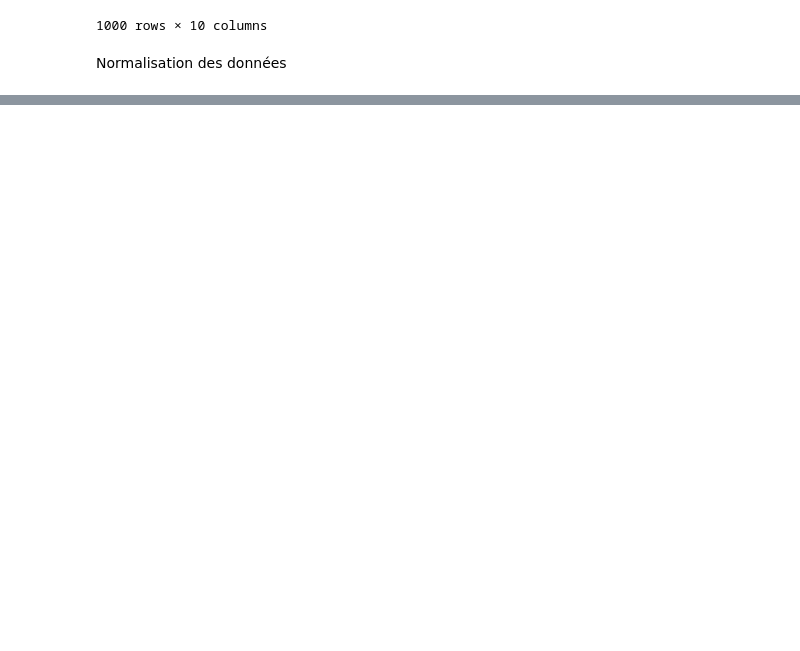
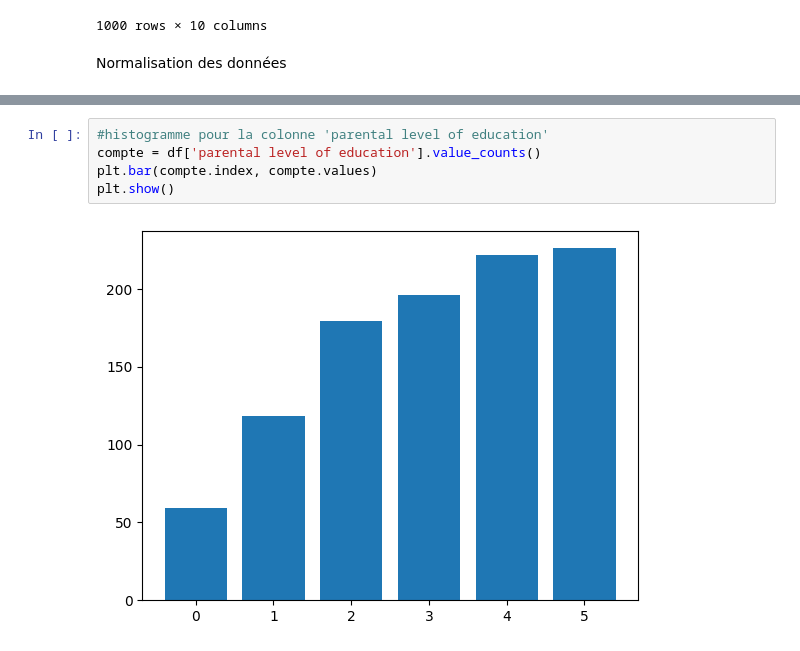
Before and after one commit to 2675781-creator/UA3ProjetPerformanceAcademiqueEtudiants, a Jupyter notebook: projet_UA3.ipynb, the cells around one changed output, grey strips where cells are left out. Drawn from its saved outputs; the diff is of its cells as text; blank space fills up the shorter version.

```diff
--- a/projet_UA3.ipynb
+++ b/projet_UA3.ipynb
@@ -237,0 +274,7 @@ scaler.transform(df)
+# %%
+#histogramme pour la colonne 'parental level of education'
+compte = df['parental level of education'].value_counts()
+plt.bar(compte.index, compte.values)
+plt.show()
+# %% [output]
+[figure, added]
```
Also changed, not shown: parts of 8 cells of this notebook.
